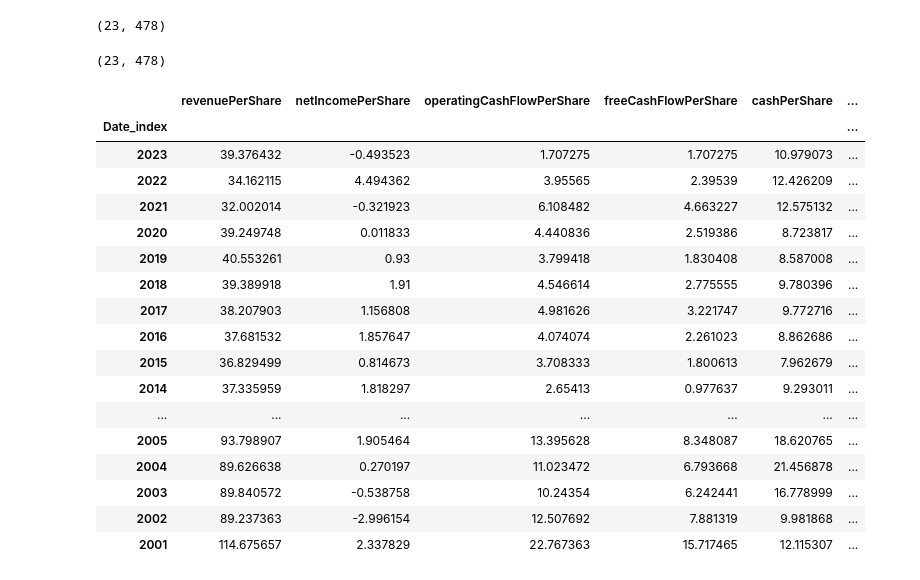
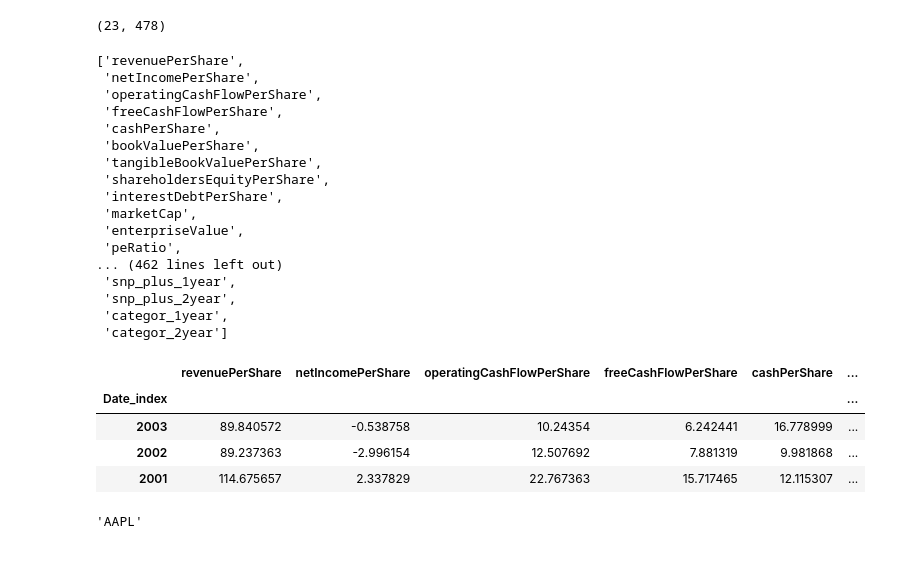
Before and after one commit to ChapnesAl/Tinkoff_Investment, a Jupyter notebook: fund_str/ml_str/set_tables/ticker_fund_class.ipynb, the cells around one changed output. Cells and saved outputs as stored; diff of their text form; code cells hidden in the pictures.

```diff
--- a/fund_str/ml_str/set_tables/ticker_fund_class.ipynb
+++ b/fund_str/ml_str/set_tables/ticker_fund_class.ipynb
@@ -337,29 +340,56 @@ x.shape
 # %% [output]
 (23, 478)
 # %%
-x.shape
+# def conc_tables(tickers_list, stime, period):
+#     ''' загружаем список тикеров, получаем обработанную таблицу с объединенными тикерами
+#     '''
+#     try:
+#         for i in range(len(tickers_list)):
+#             if i == 0:
+#                 df = Fund_ticker(tickers_list[i], stime, ftime, api_key).df_all_with_category()
+#             else:
+#                 try:
+#                     df = pd.concat([df, Fund_ticker(tickers_list[i], stime, ftime, api_key).df_all_with_category(), stime, period)], ignore_index=True)
+#                 except:
+#                     pass
+#     except:
+#         df = 0
+
+#     return df
+
+
+# df_conc_tickers = conc_tables(tickers_list, stime, period)
-# %% [output]
-(23, 478)
 # %%
 # Fund_ticker(tick, stime, ftime, api_key).get_key_metr()
 # %%
-x
+x.columns.to_list()
 # %% [output]
-|  | revenuePerShare | netIncomePerShare | operatingCashFlowPerShare | freeCashFlowPerShare | cashPerShare | ... |
-| Date_index |  |  |  |  |  | ... |
-| 2023 | 39.376432 | -0.493523 | 1.707275 | 1.707275 | 10.979073 | ... |
-| 2022 | 34.162115 | 4.494362 | 3.95565 | 2.39539 | 12.426209 | ... |
-| 2021 | 32.002014 | -0.321923 | 6.108482 | 4.663227 | 12.575132 | ... |
-| 2020 | 39.249748 | 0.011833 | 4.440836 | 2.519386 | 8.723817 | ... |
-| 2019 | 40.553261 | 0.93 | 3.799418 | 1.830408 | 8.587008 | ... |
-| 2018 | 39.389918 | 1.91 | 4.546614 | 2.775555 | 9.780396 | ... |
-| 2017 | 38.207903 | 1.156808 | 4.981626 | 3.221747 | 9.772716 | ... |
-| 2016 | 37.681532 | 1.857647 | 4.074074 | 2.261023 | 8.862686 | ... |
-| 2015 | 36.829499 | 0.814673 | 3.708333 | 1.800613 | 7.962679 | ... |
-| 2014 | 37.335959 | 1.818297 | 2.65413 | 0.977637 | 9.293011 | ... |
-| ... | ... | ... | ... | ... | ... | ... |
-| 2005 | 93.798907 | 1.905464 | 13.395628 | 8.348087 | 18.620765 | ... |
-| 2004 | 89.626638 | 0.270197 | 11.023472 | 6.793668 | 21.456878 | ... |
-| 2003 | 89.840572 | -0.538758 | 10.24354 | 6.242441 | 16.778999 | ... |
-| 2002 | 89.237363 | -2.996154 | 12.507692 | 7.881319 | 9.981868 | ... |
-| 2001 | 114.675657 | 2.337829 | 22.767363 | 15.717465 | 12.115307 | ... |
+['revenuePerShare',
+ 'netIncomePerShare',
+ 'operatingCashFlowPerShare',
+ 'freeCashFlowPerShare',
+ 'cashPerShare',
+ 'bookValuePerShare',
+ 'tangibleBookValuePerShare',
+ 'shareholdersEquityPerShare',
+ 'interestDebtPerShare',
+ 'marketCap',
+ 'enterpriseValue',
+ 'peRatio',
+... (462 lines left out)
+ 'snp_plus_1year',
+ 'snp_plus_2year',
+ 'categor_1year',
+ 'categor_2year']
+# %%
+x.tail(3)
+# %% [output]
+|  | revenuePerShare | netIncomePerShare | operatingCashFlowPerShare | freeCashFlowPerShare | cashPerShare | ... |
+| Date_index |  |  |  |  |  | ... |
+| 2003 | 89.840572 | -0.538758 | 10.24354 | 6.242441 | 16.778999 | ... |
+| 2002 | 89.237363 | -2.996154 | 12.507692 | 7.881319 | 9.981868 | ... |
+| 2001 | 114.675657 | 2.337829 | 22.767363 | 15.717465 | 12.115307 | ... |
+# %%
+tickers_list[0]
+# %% [output]
+'AAPL'
```
Also changed, not shown: parts of 3 cells of this notebook, 1 other file.
